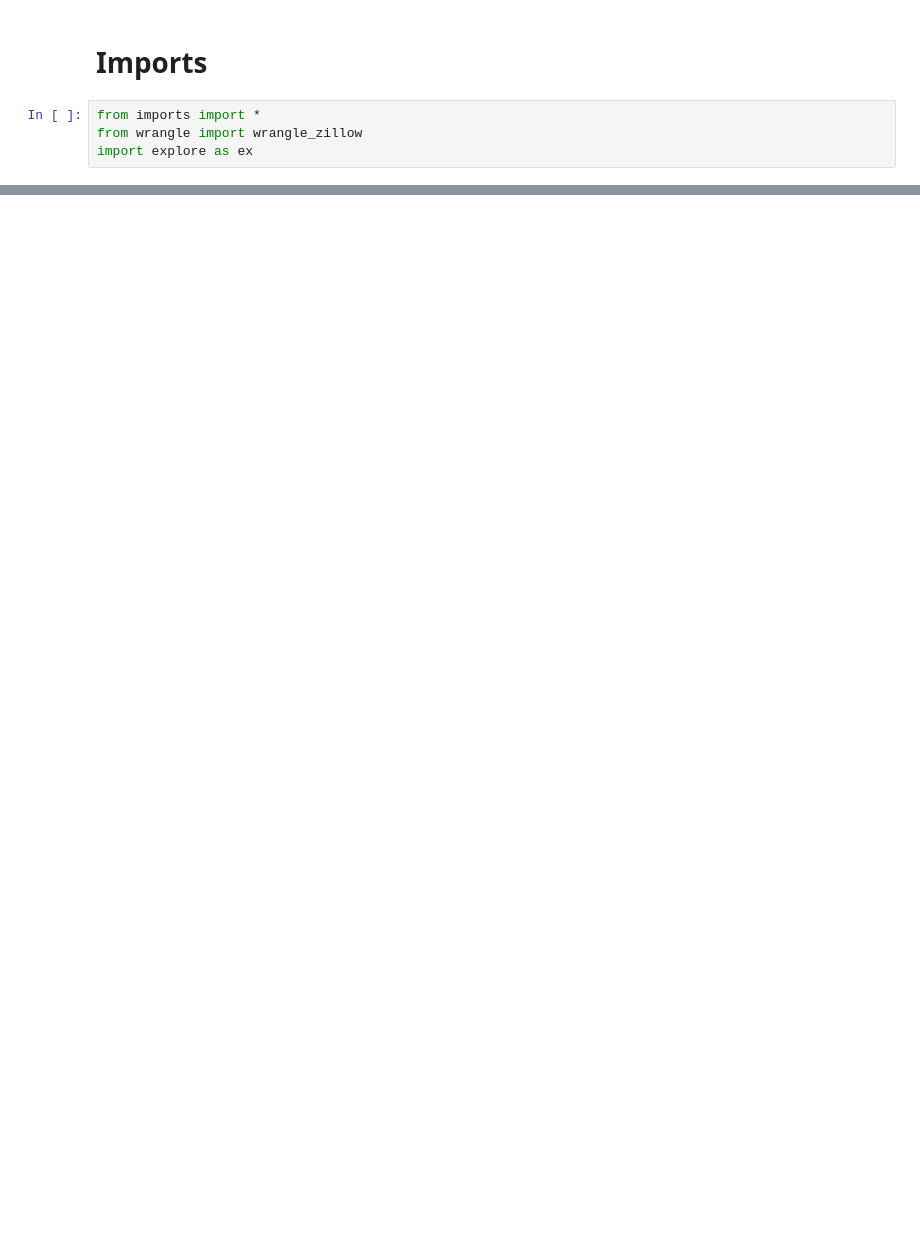
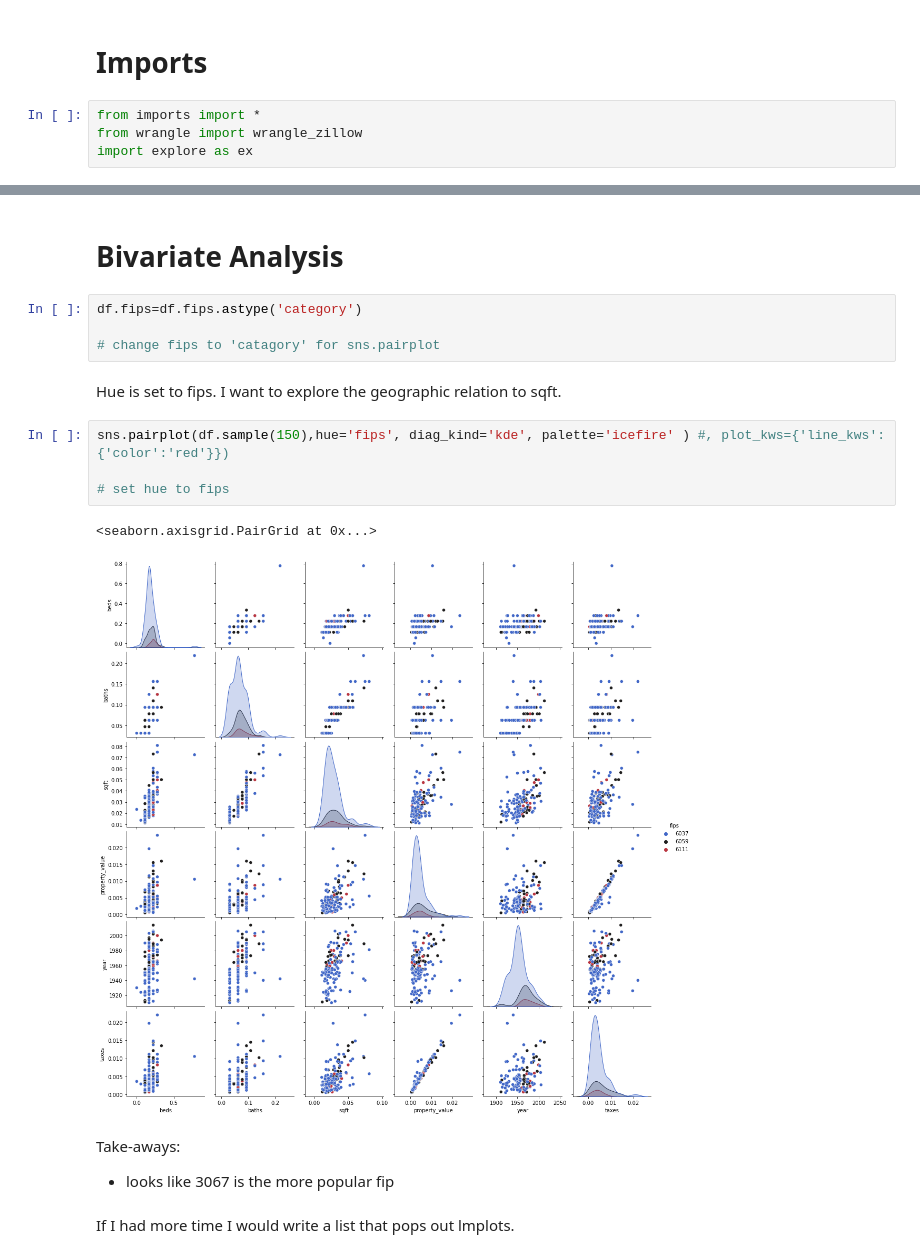
Before and after one commit to hinzle/regression-project, a Jupyter notebook: explore.ipynb, the cells around one changed output, grey strips where cells are left out. Cells and saved outputs as stored; diff of their text form; blank space fills up the shorter version.

```diff
--- a/explore.ipynb
+++ b/explore.ipynb
@@ -12,0 +53,20 @@ df=df[0]
+# %% [markdown]
+# Bivariate Analysis
+# %%
+df.fips=df.fips.astype('category')
+
+# change fips to 'catagory' for sns.pairplot
+# %% [markdown]
+Hue is set to fips. I want to explore the geographic relation to sqft.
+# %%
+sns.pairplot(df.sample(150),hue='fips', diag_kind='kde', palette='icefire' ) #, plot_kws={'line_kws':{'color':'red'}})
+
+# set hue to fips
+# %% [output]
+<seaborn.axisgrid.PairGrid at 0x...>
+[figure, added]
+# %% [markdown]
+Take-aways:
+- looks like 3067 is the more popular fip
+# %% [markdown]
+If I had more time I would write a list that pops out lmplots.
```
Also changed, not shown: parts of 26 cells of this notebook, 7 other files.
